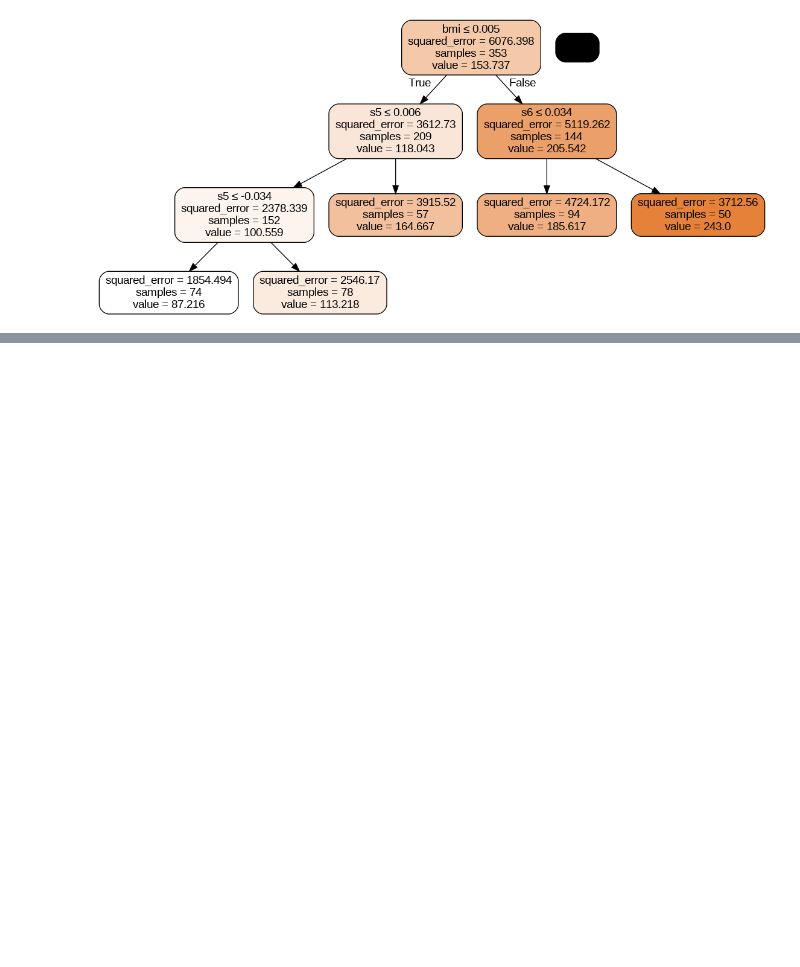
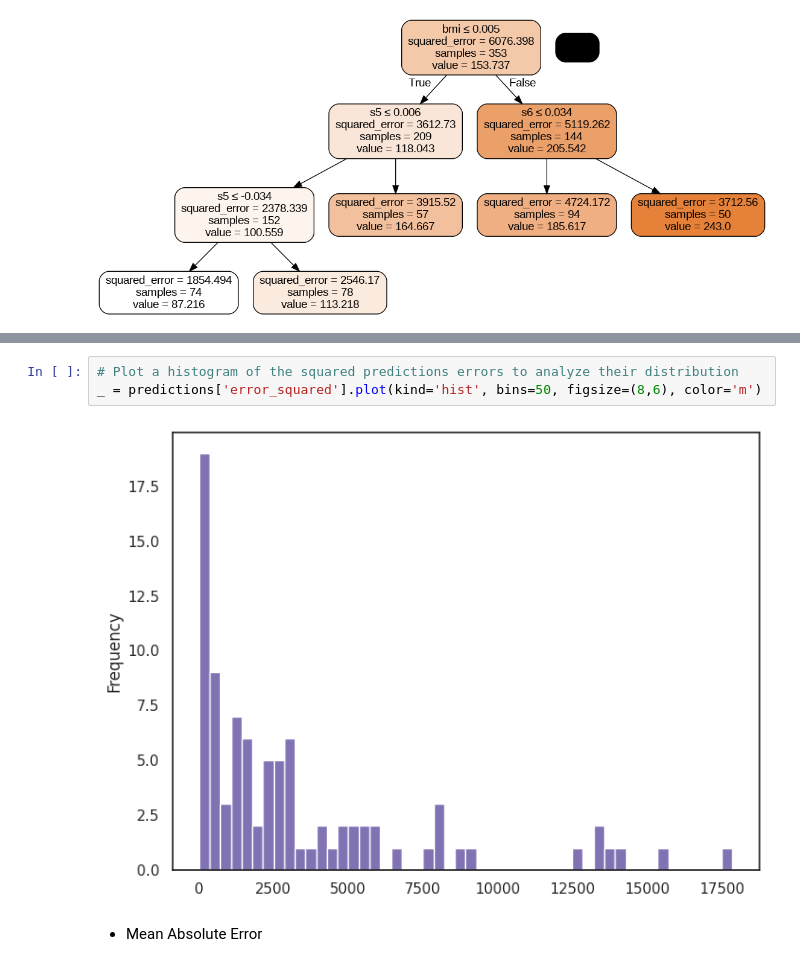
Before and after one commit to davidofitaly/05_decision_tree_regression_projects, a Jupyter notebook: 02_diabetes_level_decision_tree_regression_project.ipynb, the cells around one changed output, grey strips where cells are left out. Drawn from its saved outputs; the diff is of its cells as text; blank space fills up the shorter version.

```diff
--- a/02_diabetes_level_decision_tree_regression_project.ipynb
+++ b/02_diabetes_level_decision_tree_regression_project.ipynb
@@ -414,0 +445,7 @@ Image(graph.create_png(), width=800)  # Adjust width as needed
+# %%
+# Plot a histogram of the squared predictions errors to analyze their distribution
+_ = predictions['error_squared'].plot(kind='hist', bins=50, figsize=(8,6), color='m')
+# %% [output]
+[figure, added]
+# %% [markdown]
+- Mean Absolute Error
```
Also changed, not shown: parts of 19 cells of this notebook.
